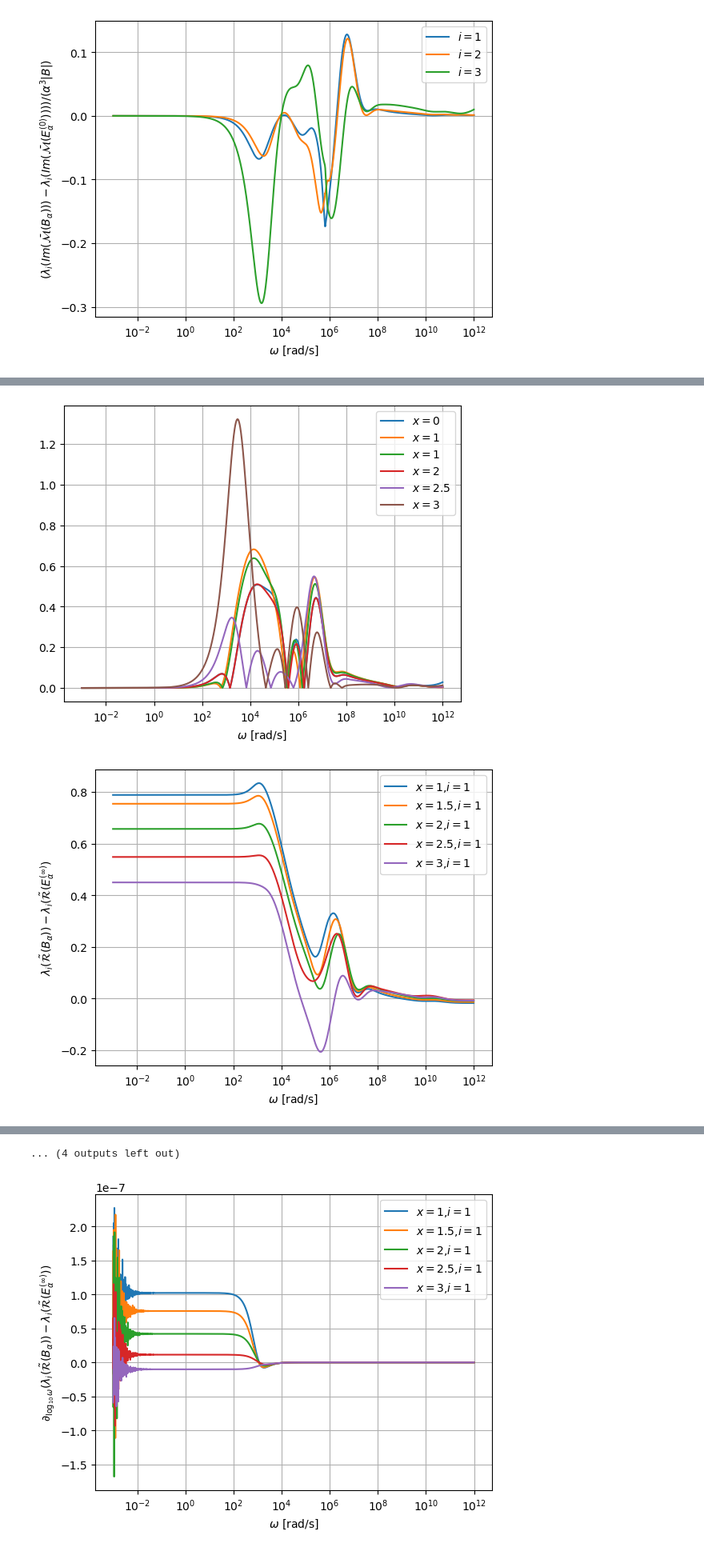
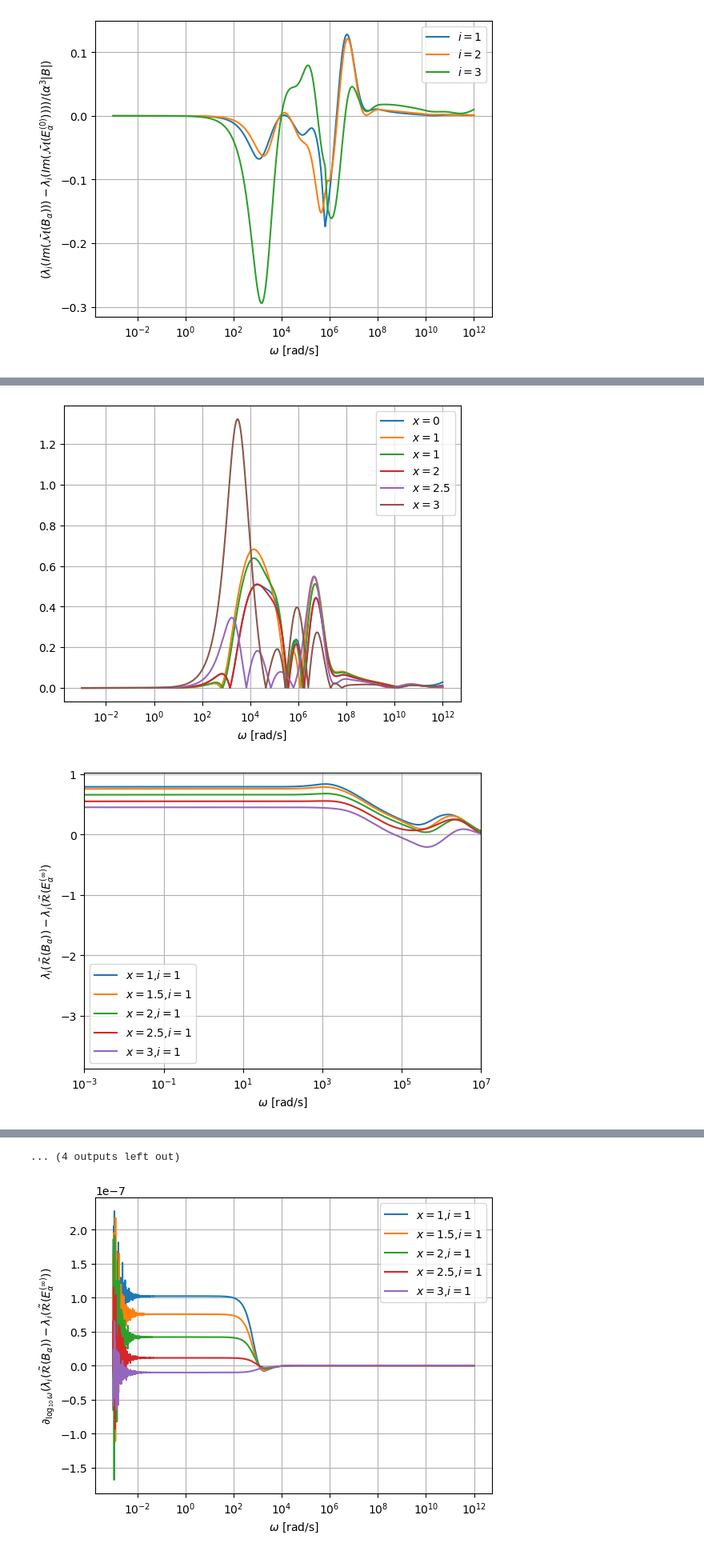
Before and after one commit to MPT-Calculator/MPT-Calculator, a Jupyter notebook: tet_spectrum_results_0_01_varyx.ipynb, the cells around one changed output, grey strips where cells are left out. Shown at 80% size. Saved outputs shown, nothing was run; the diff lists cells and outputs as text; code cells hidden in the pictures.

```diff
--- a/tet_spectrum_results_0_01_varyx.ipynb
+++ b/tet_spectrum_results_0_01_varyx.ipynb
@@ -1073,35 +1073,82 @@ plt.legend()
 
 
 
+def yaxis(Omega,y,xmin,xmax,ymin,ymax):
+    cnt=0
+    for omega in Omega:
+        if omega > xmin and omega<xmax:
+            if y[cnt]< ymin:
+                ymin=y[cnt]
+
+            if y[cnt]> ymax:
+                ymax=y[cnt]
+        cnt+=1
+    return ymin,ymax
+
+xmin=1e-3
+xmax=1e7
+ymin=np.zeros(6)
+ymax=np.zeros(6)
+
 for i in range(3):
     plt.figure(5+i)
     #plt.semilogx(Omega,np.real(diff_Eigenvalues_tet0_ellip_minf[:,i])/(alpha**3*vol),label=r"$x=0$,$i=$"+str(i+1) )
     plt.semilogx(Omega,np.real(diff_Eigenvalues_tet1_ellip_minf[:,i])/(alpha**3*vol),label=r"$x=1$,$i=$"+str(i+1))
+    ymin[0],ymax[0]=yaxis(Omega,np.real(diff_Eigenvalues_tet1_ellip_minf[:,i])/(alpha**3*vol),xmin,xmax,ymin[0],ymax[0])
+
+
     plt.semilogx(Omega,np.real(diff_Eigenvalues_tet1_5_ellip_minf[:,i])/(alpha**3*vol),label=r"$x=1.5$,$i=$"+str(i+1))
+    ymin[0],ymax[0]=yaxis(Omega,np.real(diff_Eigenvalues_tet1_5_ellip_minf[:,i])/(alpha**3*vol),xmin,xmax,ymin[0],ymax[0])
+
+
     plt.semilogx(Omega,np.real(diff_Eigenvalues_tet2_ellip_minf[:,i])/(alpha**3*vol),label=r"$x=2$,$i=$"+str(i+1))
+    ymin[0],ymax[0]=yaxis(Omega,np.real(diff_Eigenvalues_tet2_ellip_minf[:,i])/(alpha**3*vol),xmin,xmax,ymin[0],ymax[0])
+
+
     plt.semilogx(Omega,np.real(diff_Eigenvalues_tet2_5_ellip_minf[:,i])/(alpha**3*vol),label=r"$x=2.5$,$i=$"+str(i+1))
+    ymin[0],ymax[0]=yaxis(Omega,np.real(diff_Eigenvalues_tet2_5_ellip_minf[:,i])/(alpha**3*vol),xmin,xmax,ymin[0],ymax[0])
+
 
     plt.semilogx(Omega,np.real(diff_Eigenvalues_tet3_ellip_minf[:,i])/(alpha**3*vol),label=r"$x=3$,$i=$"+str(i+1))
+    ymin[0],ymax[0]=yaxis(Omega,np.real(diff_Eigenvalues_tet3_ellip_minf[:,i])/(alpha**3*vol),xmin,xmax,ymin[0],ymax[0])
 
+for i in range(3):
+    plt.figure(5+i)
     plt.grid()
     plt.xlabel(r"$\omega$ [rad/s]")
     plt.ylabel(r"$\lambda_i(\tilde{\cal R}(B_\alpha))-\lambda_i(\tilde{\cal R}(E_\alpha^{(\infty)})$")
     plt.legend()
+    plt.xlim([xmin,xmax])
+    plt.ylim([ymin[0],ymax[0]])
     plt.savefig("my_plots/tet_varyx/diff_eigenvalues_varyx_minf_re_lam"+str(i+1)+".pdf")
 for i in range(3):
     plt.figure(3+5+i)
     #plt.semilogx(Omega,np.imag(diff_Eigenvalues_tet0_ellip_minf[:,i])/(alpha**3*vol),label=r"$x=0$,$i=$"+str(i+1))
     plt.semilogx(Omega,np.imag(diff_Eigenvalues_tet1_ellip_minf[:,i])/(alpha**3*vol),label=r"$x=1$,$i=$"+str(i+1))
+    ymin[1],ymax[1]=yaxis(Omega,np.imag(diff_Eigenvalues_tet1_ellip_minf[:,i])/(alpha**3*vol),xmin,xmax,ymin[1],ymax[1])
+
+
     plt.semilogx(Omega,np.imag(diff_Eigenvalues_tet1_5_ellip_minf[:,i])/(alpha**3*vol),label=r"$x=1.5$,$i=$"+str(i+1))
+    ymin[1],ymax[1]=yaxis(Omega,np.imag(diff_Eigenvalues_tet1_5_ellip_minf[:,i])/(alpha**3*vol),xmin,xmax,ymin[1],ymax[1])
 
     plt.semilogx(Omega,np.imag(diff_Eigenvalues_tet2_ellip_minf[:,i])/(alpha**3*vol),label=r"$x=2$,$i=$"+str(i+1))
+    ymin[1],ymax[1]=yaxis(Omega,np.imag(diff_Eigenvalues_tet2_ellip_minf[:,i])/(alpha**3*vol),xmin,xmax,ymin[1],ymax[1])
+
     plt.semilogx(Omega,np.imag(diff_Eigenvalues_tet2_5_ellip_minf[:,i])/(alpha**3*vol),label=r"$x=2.5$,$i=$"+str(i+1))
+    ymin[1],ymax[1]=yaxis(Omega,np.imag(diff_Eigenvalues_tet2_5_ellip_minf[:,i])/(alpha**3*vol),xmin,xmax,ymin[1],ymax[1])
+
 
     plt.semilogx(Omega,np.imag(diff_Eigenvalues_tet3_ellip_minf[:,i])/(alpha**3*vol),label=r"$x=3$,$i=$"+str(i+1))
+    ymin[1],ymax[1]=yaxis(Omega,np.imag(diff_Eigenvalues_tet3_ellip_minf[:,i])/(alpha**3*vol),xmin,xmax,ymin[1],ymax[1])
 
+
+for i in range(3):
+    plt.figure(3+5+i)
     plt.grid()
     plt.xlabel(r"$\omega$ [rad/s]")
     plt.legend()
+    plt.xlim([xmin,xmax])
+    plt.ylim([ymin[1],ymax[1]])
     plt.ylabel(r"$\lambda_i({\cal I}(B_\alpha))-\lambda_i({\cal I}(E_\alpha^{(\infty)}))$")
     plt.savefig("my_plots/tet_varyx/diff_eigenvalues_varyx_minf_im_lam"+str(i+1)+".pdf")
 
@@ -1111,41 +1158,67 @@ for i in range(3):
     plt.figure(3+3+5+i)
     #plt.semilogx(Omega,np.real(diff_Eigenvalues_tet0_ellip_minf[:,i])/(alpha**3*vol),label=r"$x=0$,$i=$"+str(i+1) )
     plt.semilogx(Omega,np.real(diff_Eigenvalues_tet1_ellip_n0[:,i])/(alpha**3*vol),label=r"$x=1$,$i=$"+str(i+1))
+    ymin[0],ymax[0]=yaxis(Omega,np.real(diff_Eigenvalues_tet1_ellip_n0[:,i])/(alpha**3*vol),xmin,xmax,ymin[0],ymax[0])
+
     plt.semilogx(Omega,np.real(diff_Eigenvalues_tet1_5_ellip_n0[:,i])/(alpha**3*vol),label=r"$x=1.5$,$i=$"+str(i+1))
+    ymin[0],ymax[0]=yaxis(Omega,np.real(diff_Eigenvalues_tet1_5_ellip_n0[:,i])/(alpha**3*vol),xmin,xmax,ymin[0],ymax[0])
+
 
     plt.semilogx(Omega,np.real(diff_Eigenvalues_tet2_ellip_n0[:,i])/(alpha**3*vol),label=r"$x=2$,$i=$"+str(i+1))
+    ymin[0],ymax[0]=yaxis(Omega,np.real(diff_Eigenvalues_tet2_ellip_n0[:,i])/(alpha**3*vol),xmin,xmax,ymin[0],ymax[0])
+
+
     plt.semilogx(Omega,np.real(diff_Eigenvalues_tet2_5_ellip_n0[:,i])/(alpha**3*vol),label=r"$x=2.5$,$i=$"+str(i+1))
+    ymin[0],ymax[0]=yaxis(Omega,np.real(diff_Eigenvalues_tet2_5_ellip_n0[:,i])/(alpha**3*vol),xmin,xmax,ymin[0],ymax[0])
+
 
     plt.semilogx(Omega,np.real(diff_Eigenvalues_tet3_ellip_n0[:,i])/(alpha**3*vol),label=r"$x=3$,$i=$"+str(i+1))
+    ymin[0],ymax[0]=yaxis(Omega,np.real(diff_Eigenvalues_tet3_ellip_n0[:,i])/(alpha**3*vol),xmin,xmax,ymin[0],ymax[0])
 
+for i in range(3):
+    plt.figure(3+3+5+i)
     plt.grid()
     plt.xlabel(r"$\omega$ [rad/s]")
     plt.ylabel(r"$\lambda_i(\tilde{\cal R}(B_\alpha))-\lambda_i(\tilde{\cal R}(E_\alpha^{(0)})$")
     plt.legend()
     plt.savefig("my_plots/tet_varyx/diff_eigenvalues_varyx_n0_re_lam"+str(i+1)+".pdf")
 
 for i in range(3):
     plt.figure(3+3+3+5+i)
     #plt.semilogx(Omega,np.imag(diff_Eigenvalues_tet0_ellip_minf[:,i])/(alpha**3*vol),label=r"$x=0$,$i=$"+str(i+1))
     plt.semilogx(Omega,np.imag(diff_Eigenvalues_tet1_ellip_n0[:,i])/(alpha**3*vol),label=r"$x=1$,$i=$"+str(i+1))
+    ymin[0],ymax[0]=yaxis(Omega,np.imag(diff_Eigenvalues_tet1_ellip_n0[:,i])/(alpha**3*vol),xmin,xmax,ymin[0],ymax[0])
+
+
     plt.semilogx(Omega,np.imag(diff_Eigenvalues_tet1_5_ellip_n0[:,i])/(alpha**3*vol),label=r"$x=1.5$,$i=$"+str(i+1))
+    ymin[0],ymax[0]=yaxis(Omega,np.imag(diff_Eigenvalues_tet1_5_ellip_n0[:,i])/(alpha**3*vol),xmin,xmax,ymin[0],ymax[0])
+
 
     plt.semilogx(Omega,np.imag(diff_Eigenvalues_tet2_ellip_n0[:,i])/(alpha**3*vol),label=r"$x=2$,$i=$"+str(i+1))
+    ymin[0],ymax[0]=yaxis(Omega,np.imag(diff_Eigenvalues_tet2_ellip_n0[:,i])/(alpha**3*vol),xmin,xmax,ymin[0],ymax[0])
+
+
     plt.semilogx(Omega,np.imag(diff_Eigenvalues_tet2_5_ellip_n0[:,i])/(alpha**3*vol),label=r"$x=2.5$,$i=$"+str(i+1))
+    ymin[0],ymax[0]=yaxis(Omega,np.imag(diff_Eigenvalues_tet2_5_ellip_n0[:,i])/(alpha**3*vol),xmin,xmax,ymin[0],ymax[0])
+
 
     plt.semilogx(Omega,np.imag(diff_Eigenvalues_tet3_ellip_n0[:,i])/(alpha**3*vol),label=r"$x=3$,$i=$"+str(i+1))
+    ymin[0],ymax[0]=yaxis(Omega,np.imag(diff_Eigenvalues_tet3_ellip_n0[:,i])/(alpha**3*vol),xmin,xmax,ymin[0],ymax[0])
 
+
+for i in range(3):
+    plt.figure(3+3+3+5+i)
     plt.grid()
     plt.xlabel(r"$\omega$ [rad/s]")
     plt.legend()
     plt.ylabel(r"$\lambda_i({\cal I}(B_\alpha))-\lambda_i({\cal I}(E_\alpha^{(0)}))$")
     plt.savefig("my_plots/tet_varyx/diff_eigenvalues_varyx_n0_im_lam"+str(i+1)+".pdf")
 
 
 plt.show()
 # %% [output]
 [figure]
 [figure]
 [figure]
 [figure]
-[figure, old version]
+[figure, new version]
```
Also changed, not shown: parts of 1 cell of this notebook, 38 other files.
